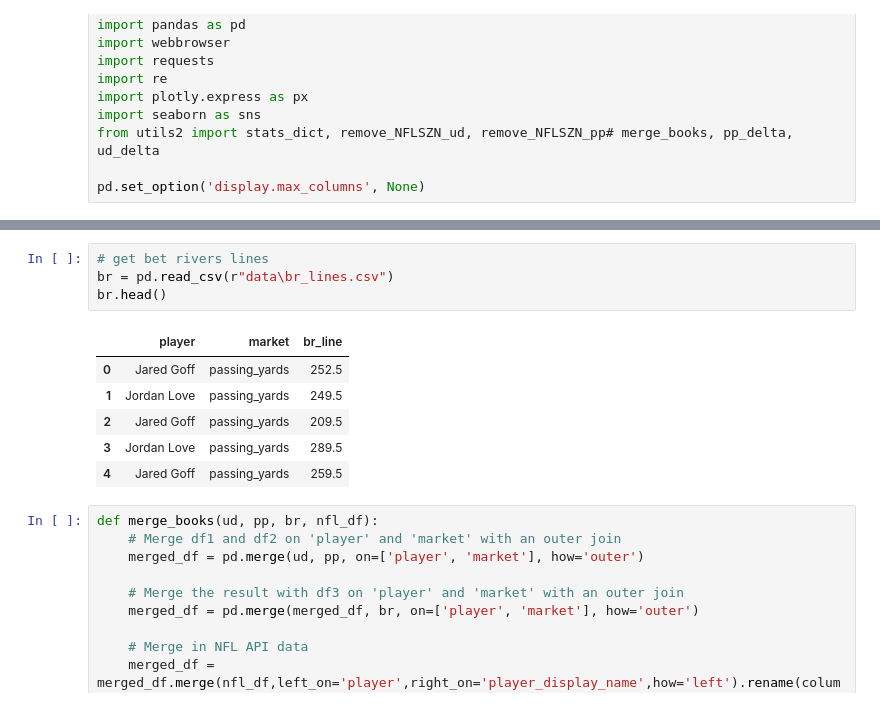
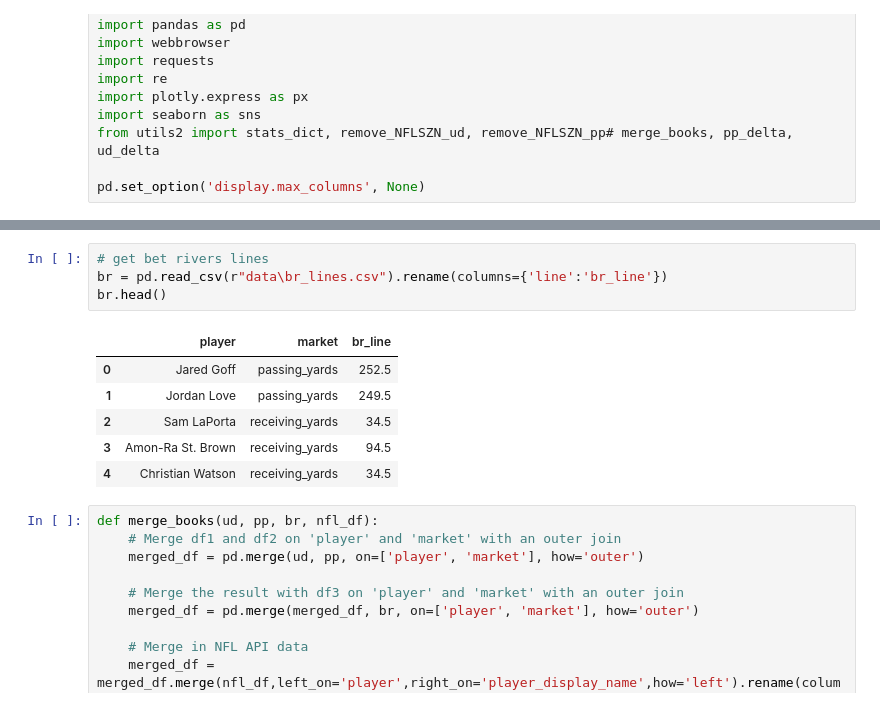
Before and after one commit to mikejackson35/mean-median, a Jupyter notebook: ud_api.ipynb, the cells around one changed output, grey strips where cells are left out. Saved outputs shown, nothing was run; the diff lists cells and outputs as text.

```diff
--- a/ud_api.ipynb
+++ b/ud_api.ipynb
@@ -193,14 +193,14 @@ pp.head()
 # %%
 # get bet rivers lines
-br = pd.read_csv(r"data\br_lines.csv")
+br = pd.read_csv(r"data\br_lines.csv").rename(columns={'line':'br_line'})
 br.head()
 # %% [output]
 |  | player | market | br_line |
 | 0 | Jared Goff | passing_yards | 252.5 |
 | 1 | Jordan Love | passing_yards | 249.5 |
-| 2 | Jared Goff | passing_yards | 209.5 |
-| 3 | Jordan Love | passing_yards | 289.5 |
-| 4 | Jared Goff | passing_yards | 259.5 |
+| 2 | Sam LaPorta | receiving_yards | 34.5 |
+| 3 | Amon-Ra St. Brown | receiving_yards | 94.5 |
+| 4 | Christian Watson | receiving_yards | 34.5 |
 # %%
 def merge_books(ud, pp, br, nfl_df):
     # Merge df1 and df2 on 'player' and 'market' with an outer join
```
Also changed, not shown: parts of 3 cells of this notebook, 2 other files.
